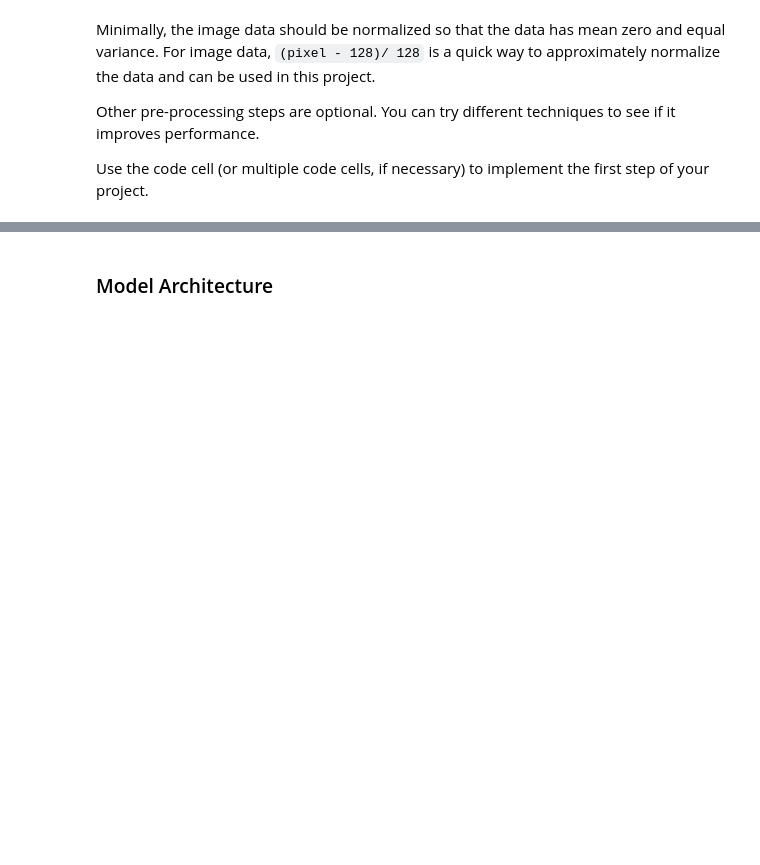
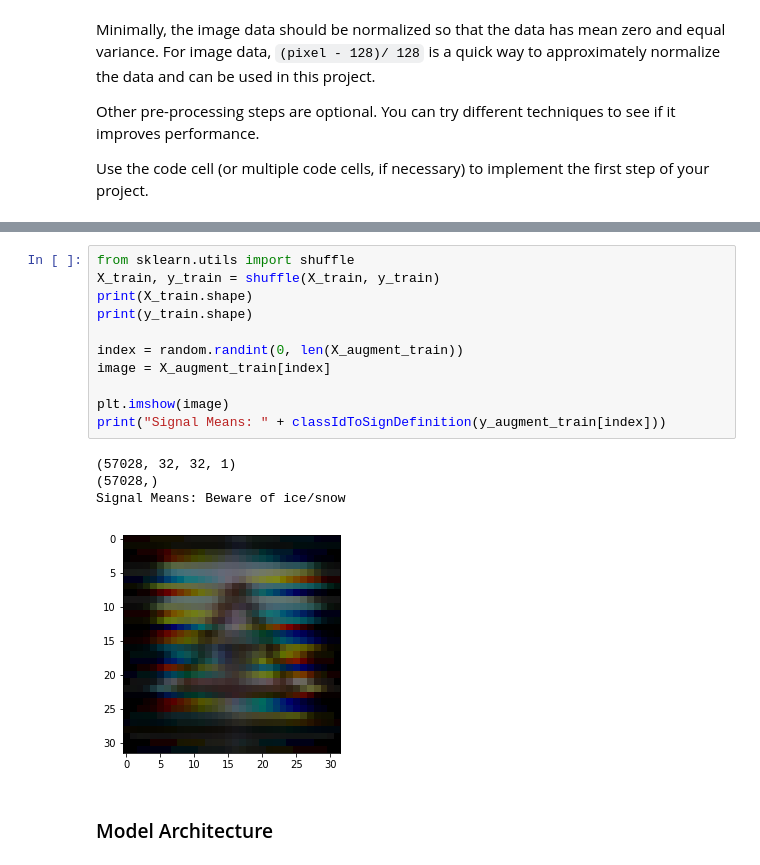
Before and after one commit to kushshukla24/P2_TrafficSignalClassifier, a Jupyter notebook: Traffic_Sign_Classifier.ipynb, the cells around one changed output, grey strips where cells are left out. Drawn from its saved outputs; the diff is of its cells as text; blank space fills up the shorter version.

```diff
--- a/Traffic_Sign_Classifier.ipynb
+++ b/Traffic_Sign_Classifier.ipynb
@@ -277,5 +305,21 @@ print(X_test.shape)
 (4410, 32, 32, 1)
 (12630, 32, 32, 1)
+# %%
+from sklearn.utils import shuffle
+X_train, y_train = shuffle(X_train, y_train)
+print(X_train.shape)
+print(y_train.shape)
+
+index = random.randint(0, len(X_augment_train))
+image = X_augment_train[index]
+
+plt.imshow(image)
+print("Signal Means: " + classIdToSignDefinition(y_augment_train[index]))
+# %% [output]
+(57028, 32, 32, 1)
+(57028,)
+Signal Means: Beware of ice/snow
+[figure, added]
 # %% [markdown]
 ### Model Architecture
 # %%
```
Also changed, not shown: parts of 26 cells of this notebook, 17 other files.
